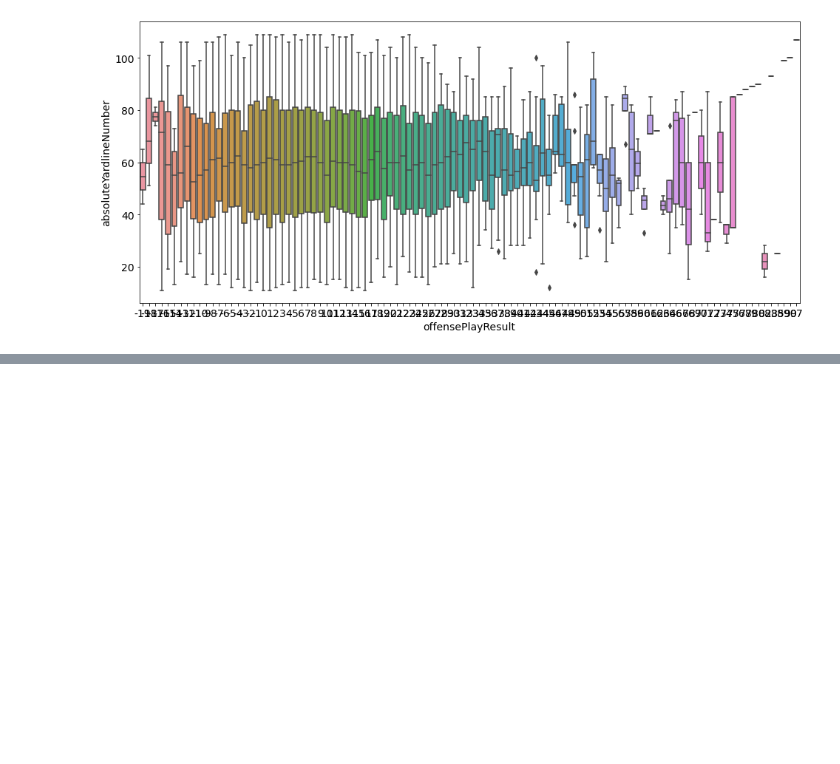
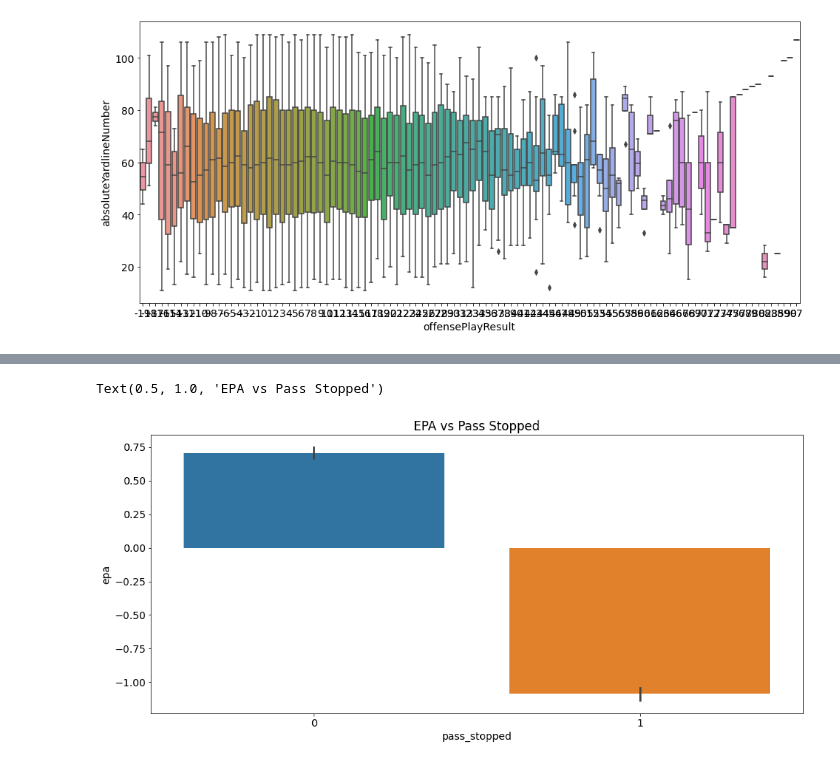
Before and after one commit to Fourth-and-Four/NFL-Big-Data-Bowl-2021, a Jupyter notebook: george_explore.ipynb, the cells around one changed output, grey strips where cells are left out. Saved outputs shown, nothing was run; the diff lists cells and outputs as text; code cells hidden in the pictures; blank space fills up the shorter version.

Commit message:
adding explore updates and models

```diff
--- a/george_explore.ipynb
+++ b/george_explore.ipynb
@@ -268,0 +273,2 @@ sns.boxplot(data=df1, x='offensePlayResult', y= 'absoluteYardlineNumber')
+# %%
+train, validate, test = prep_plays.explore_plays_data()
@@ -268,0 +295,6 @@ sns.boxplot(data=df1, x='offensePlayResult', y= 'absoluteYardlineNumber')
+# %%
+sns.barplot(data=train,x='pass_stopped', y='epa')
+plt.title("EPA vs Pass Stopped")
+# %% [output]
+Text(0.5, 1.0, 'EPA vs Pass Stopped')
+[figure, added]
```
Also changed, not shown: parts of 28 cells of this notebook, 1 other file.
